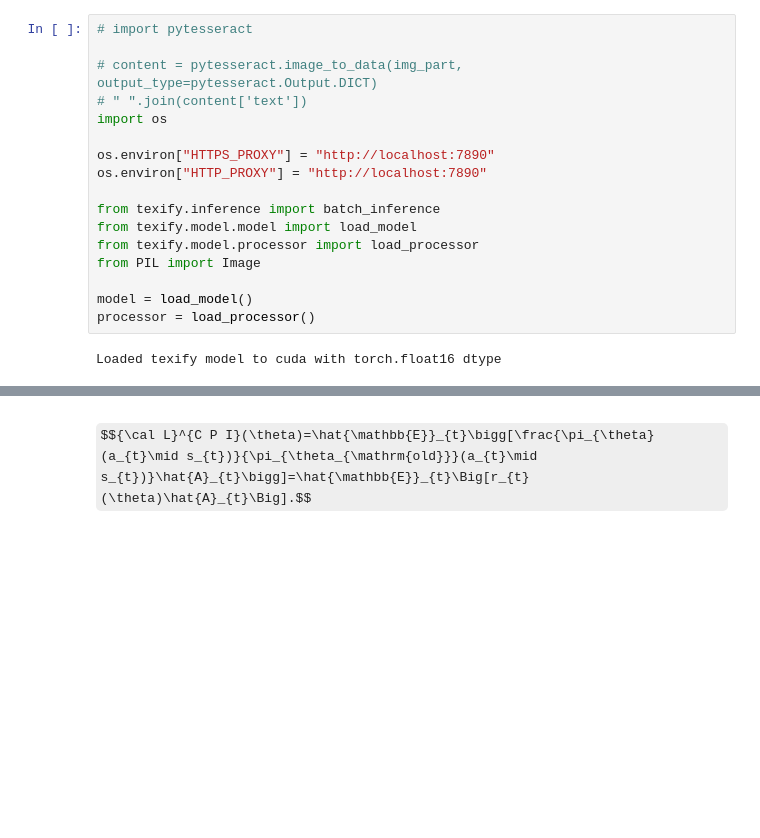
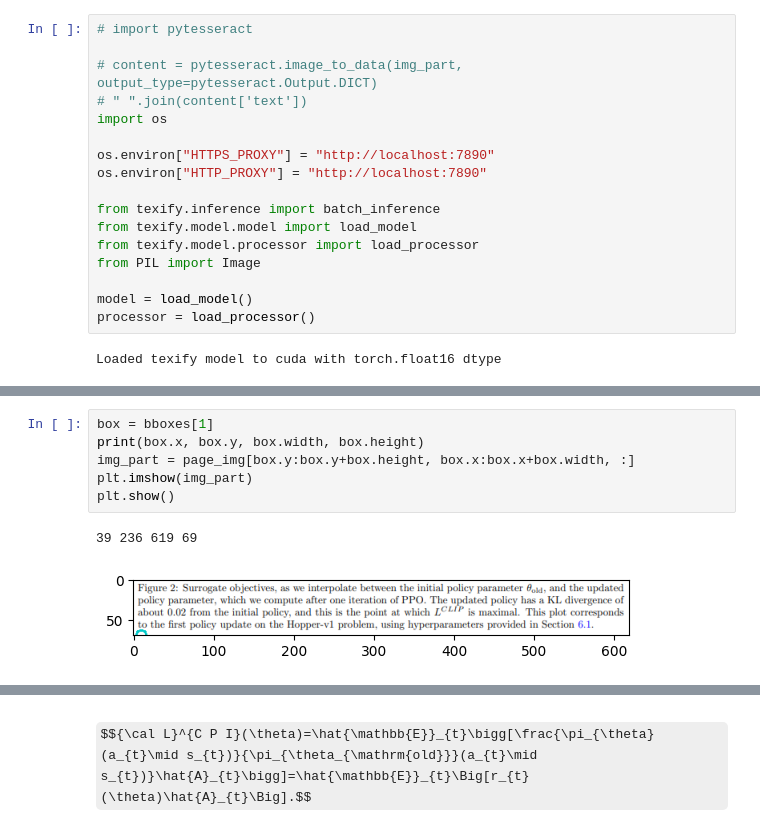
Before and after one commit to Movelocity/paper-ocr, a Jupyter notebook: dev.ipynb, the cells around one changed output, grey strips where cells are left out. Cells and saved outputs as stored; diff of their text form; some formulas as TeX source; blank space fills up the shorter version.

```diff
--- a/dev.ipynb
+++ b/dev.ipynb
@@ -69,3 +98,12 @@ Loaded texify model to cuda with torch.float16 dtype
+# %%
+box = bboxes[1]
+print(box.x, box.y, box.width, box.height)
+img_part = page_img[box.y:box.y+box.height, box.x:box.x+box.width, :]
+plt.imshow(img_part)
+plt.show()
+# %% [output]
+39 236 619 69
+[figure, added]
 # %%
 img = Image.fromarray(img_part)
 # img = Image.open("test.png") # Your image name here
```
Also changed, not shown: parts of 10 cells of this notebook, 5 other files.
